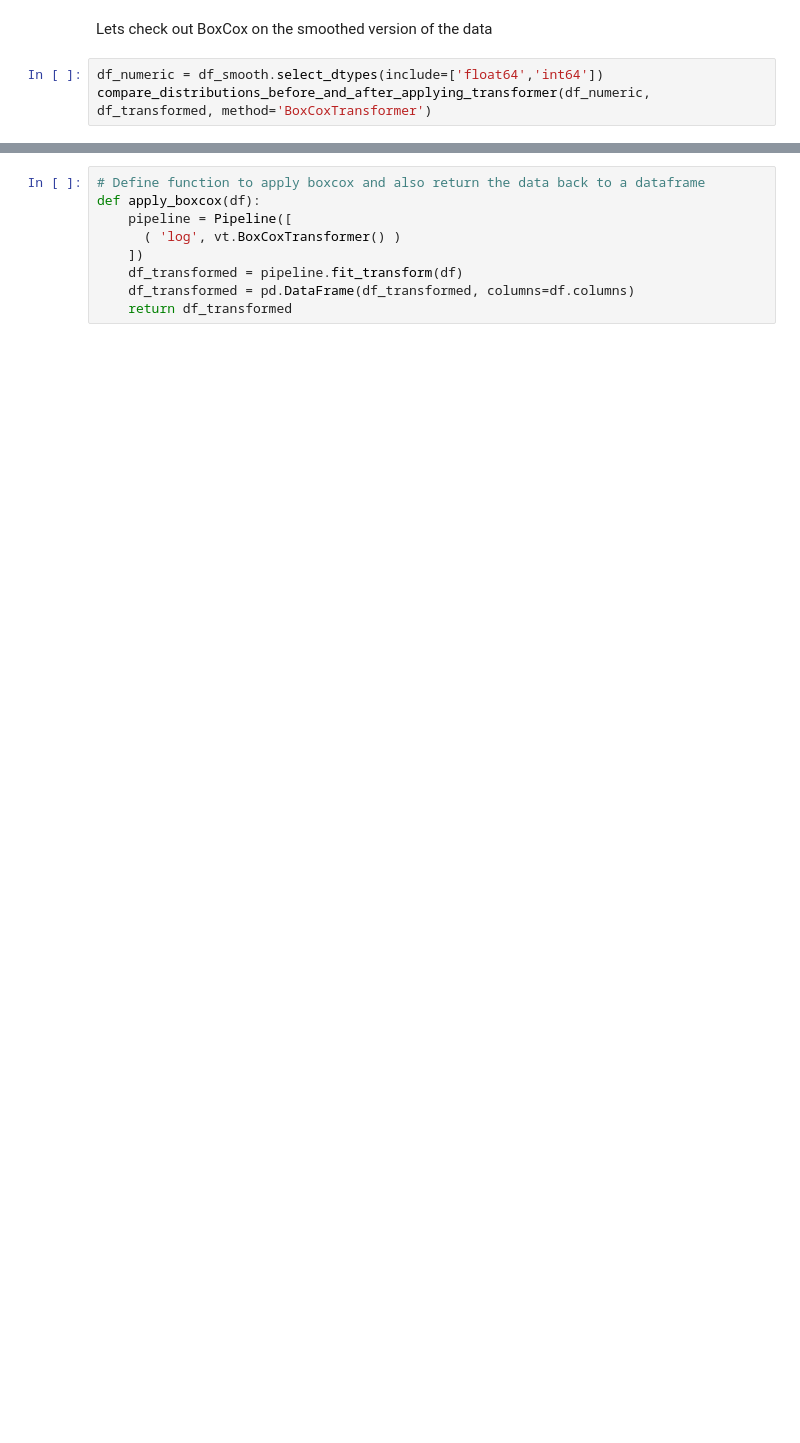
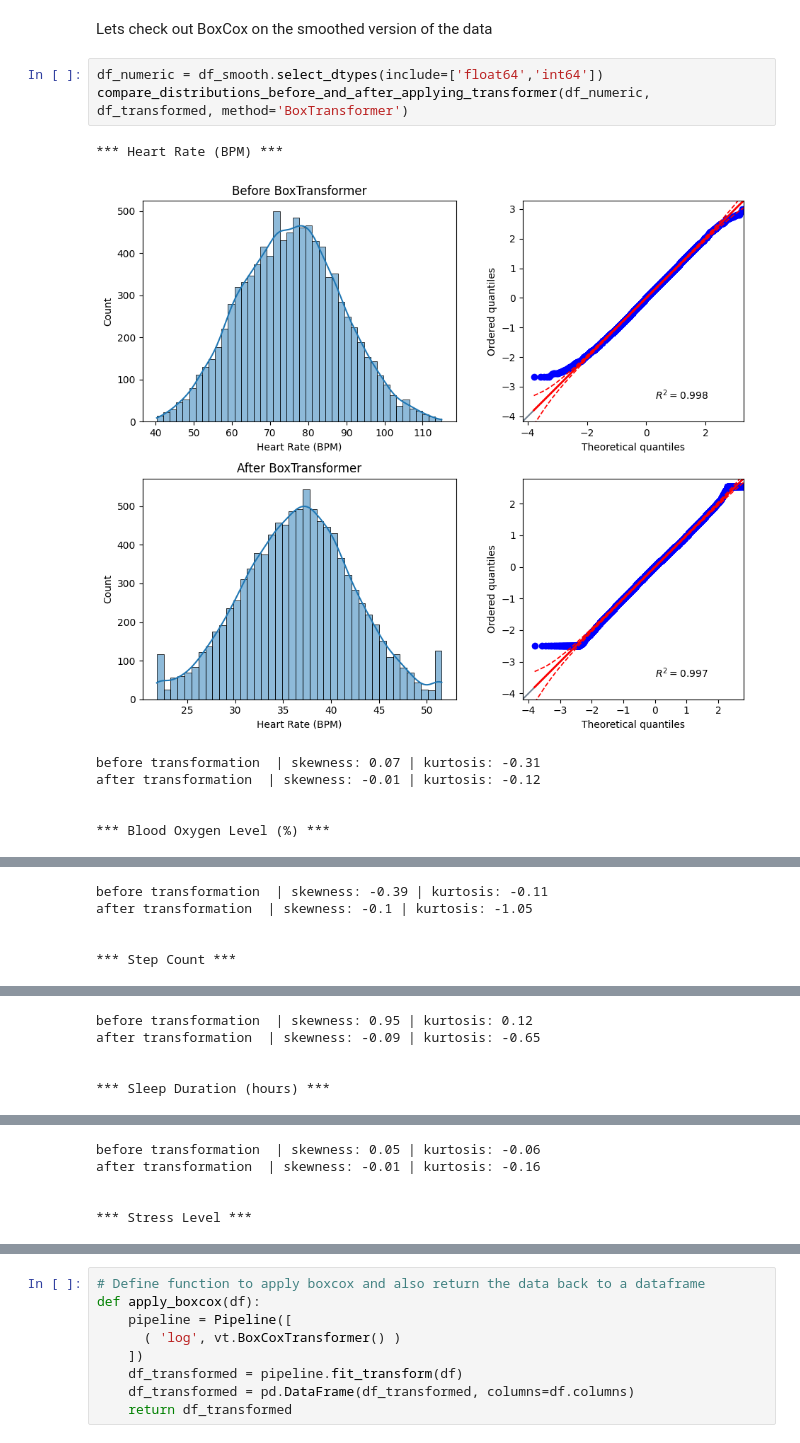
Before and after one commit to MaxBWiseman/Predictive_Analytics_Project, a Jupyter notebook: jupyter_notebooks/Feature_Engineering_Notebook.ipynb, the cells around one changed output, grey strips where cells are left out. Drawn from its saved outputs; the diff is of its cells as text; blank space fills up the shorter version.

```diff
--- a/jupyter_notebooks/Feature_Engineering_Notebook.ipynb
+++ b/jupyter_notebooks/Feature_Engineering_Notebook.ipynb
@@ -207,4 +207,12 @@ after transformation  | skewness: -0.09 | kurtosis: -0.7
 Lets check out BoxCox on the smoothed version of the data
 # %%
 df_numeric = df_smooth.select_dtypes(include=['float64','int64'])
-compare_distributions_before_and_after_applying_transformer(df_numeric, df_transformed, method='BoxCoxTransformer')
+compare_distributions_before_and_after_applying_transformer(df_numeric, df_transformed, method='BoxTransformer')
+# %% [output]
+*** Heart Rate (BPM) ***
+[figure, added]
+before transformation  | skewness: 0.07 | kurtosis: -0.31
+after transformation  | skewness: -0.01 | kurtosis: -0.12
+
+
+*** Blood Oxygen Level (%) ***
@@ -210,0 +220,5 @@ compare_distributions_before_and_after_applying_transformer(df_numeric, df_trans
+before transformation  | skewness: -0.39 | kurtosis: -0.11
+after transformation  | skewness: -0.1 | kurtosis: -1.05
+
+
+*** Step Count ***
@@ -210,0 +226,5 @@ compare_distributions_before_and_after_applying_transformer(df_numeric, df_trans
+before transformation  | skewness: 0.95 | kurtosis: 0.12
+after transformation  | skewness: -0.09 | kurtosis: -0.65
+
+
+*** Sleep Duration (hours) ***
@@ -210,0 +232,5 @@ compare_distributions_before_and_after_applying_transformer(df_numeric, df_trans
+before transformation  | skewness: 0.05 | kurtosis: -0.06
+after transformation  | skewness: -0.01 | kurtosis: -0.16
+
+
+*** Stress Level ***
```
Also changed, not shown: parts of 20 cells of this notebook, 4 other files.
